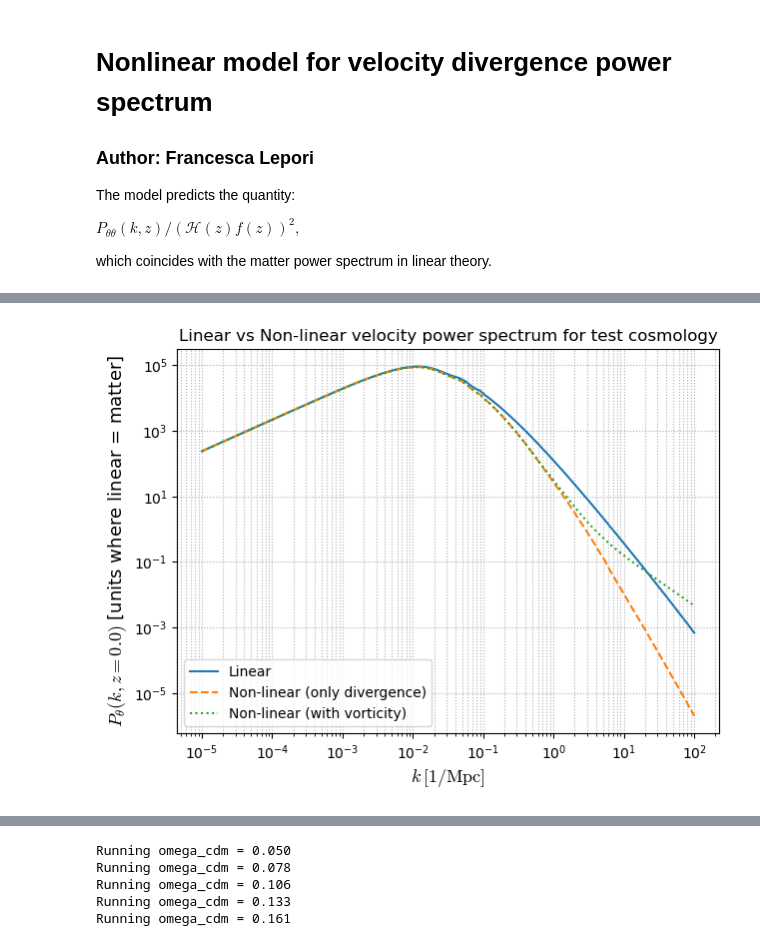
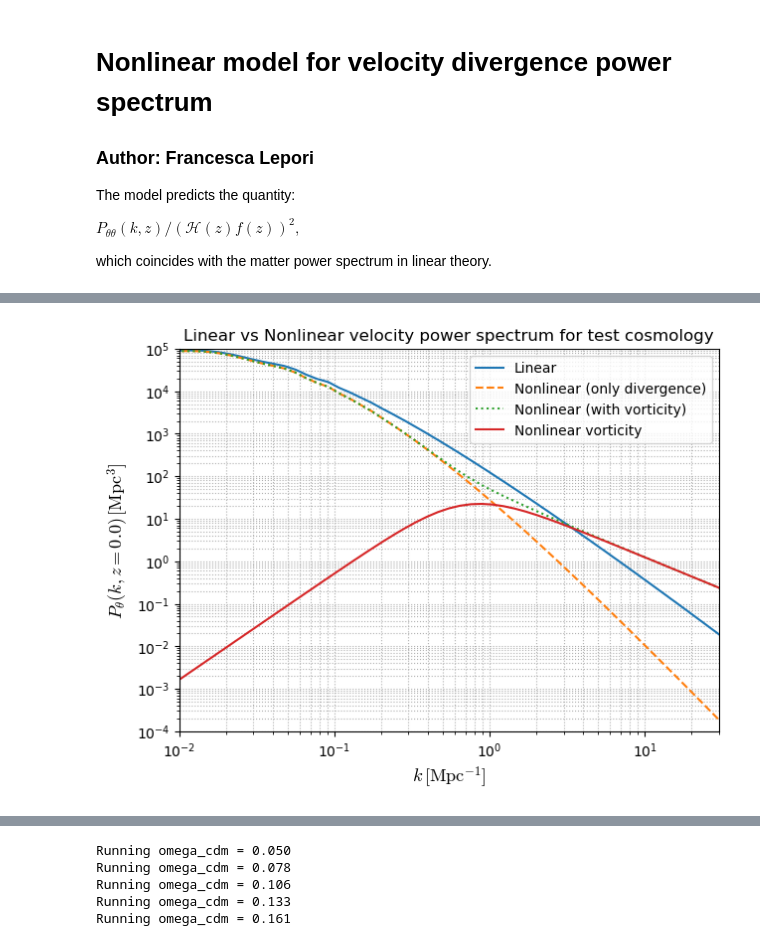
Before and after one commit to leporif/velocity_power_spectrum, a Jupyter notebook: compare_to_sim.ipynb, the cells around one changed output, grey strips where cells are left out. Drawn from its saved outputs; the diff is of its cells as text; code cells hidden in the pictures.

Commit message:
Updated vorticity model

```diff
--- a/compare_to_sim.ipynb
+++ b/compare_to_sim.ipynb
@@ -101,14 +99,14 @@ pktheta_omega_cdm_interp = get_pktheta_interpolator(params_omega_cdm, z_vals=np.
 # --- Evaluate non-linear P_theta using evolution mapping ---
 start_time = time.time()
 Pk_theta_nl = Pk_ref_nl_mod(k_array, z_plot, h=h_test, omega_cdm=omega_cdm_test, pktheta_fid_interp=pktheta_fid_interp, pktheta_omega_cdm_interp=pktheta_omega_cdm_interp,
-                              A_s_ref=A_s_ref, omega_cdm_ref=omega_cdm_ref, h_ref=h_ref, include_vort = False, deriv=True, deriv_interp=deriv_arg)
+                              A_s_ref=A_s_ref, omega_cdm_ref=omega_cdm_ref, h_ref=h_ref, include_vort = False, deriv=False)#, deriv_interp=deriv_arg)
 end_time = time.time()
 print(f"Model evaluation (without vorticity) took {end_time - start_time:.2f} seconds.")
 
 
 start_time = time.time()
 Pk_full_nl = Pk_ref_nl_mod(k_array, z_plot, h=h_test, omega_cdm=omega_cdm_test, pktheta_fid_interp=pktheta_fid_interp, pktheta_omega_cdm_interp=pktheta_omega_cdm_interp,
-                              A_s_ref=A_s_ref, omega_cdm_ref=omega_cdm_ref, h_ref=h_ref, include_vort = True, deriv=True, deriv_interp=deriv_arg)
+                              A_s_ref=A_s_ref, omega_cdm_ref=omega_cdm_ref, h_ref=h_ref, include_vort = True, deriv=False)#, deriv_interp=deriv_arg)
 end_time = time.time()
 print(f"Model evaluation (with vorticity) took {end_time - start_time:.2f} seconds.")
 print("Model evaluation complete.")
@@ -118,25 +116,30 @@ Model evaluation (with vorticity) took 6.58 seconds.
 Model evaluation complete.
-# %%
-import matplotlib.pyplot as plt
-import matplotlib.gridspec as gridspec
-import numpy as np
-
-plt.rcParams['mathtext.fontset'] = 'cm'
-
-# --- Plot ---
-plt.figure(figsize=(7,5))
-plt.loglog(k_array, Pk_theta_lin, label='Linear', color='C0')
-plt.loglog(k_array, Pk_theta_nl, label='Non-linear (only divergence)', color='C1', linestyle='--')
-plt.loglog(k_array, Pk_full_nl, label='Non-linear (with vorticity)', color='C2', linestyle=':')
-
-plt.xlabel(r'$k\,[1/\mathrm{Mpc}]$', fontsize=13)
-plt.ylabel(r'$P_\theta(k, z={})$ [units where linear = matter]'.format(z_plot), fontsize=13)
-plt.title('Linear vs Non-linear velocity power spectrum for test cosmology')
-plt.legend()
-plt.grid(True, which='both', ls=':')
-plt.show()
-# %% [output]
-[figure, removed]
+# %%
+import matplotlib.pyplot as plt
+import matplotlib.gridspec as gridspec
+import numpy as np
+
+plt.rcParams['mathtext.fontset'] = 'cm'
+
+# --- Plot ---
+plt.figure(figsize=(7,5))
+plt.loglog(k_array, Pk_theta_lin, label='Linear', color='C0')
+plt.loglog(k_array, Pk_theta_nl, label='Nonlinear (only divergence)', color='C1', linestyle='--')
+plt.loglog(k_array, Pk_full_nl, label='Nonlinear (with vorticity)', color='C2', linestyle=':')
+plt.loglog(k_array, Pk_full_nl-Pk_theta_nl, label='Nonlinear vorticity', color='C3', linestyle='-')
+
+plt.xlabel(r'$k\,[\mathrm{Mpc}^{-1}]$', fontsize=13)
+#correct below
+#plt.ylabel(r'$P_\theta(k, z=)\, [{\mathrm Mpc}^3/h^3]$'.format(z_plot), fontsize=13)
+plt.ylabel(r'$P_\theta(k, z='+str(z_plot)+')\, [\mathrm{Mpc}^3]$', fontsize=13)
+plt.title('Linear vs Nonlinear velocity power spectrum for test cosmology')
+plt.legend()
+plt.xlim([1.0e-2, 30.0])
+plt.ylim([1.0e-4, 1e5])
+plt.grid(True, which='both', ls=':')
+plt.show()
+# %% [output]
+[figure, added]
 # %%
 path_to_gevolution_outputs = 'sim-data/fixed_ics/test-sim-As-fid-h0.6/'
 
```
Also changed, not shown: parts of 5 cells of this notebook, 1 other file.
